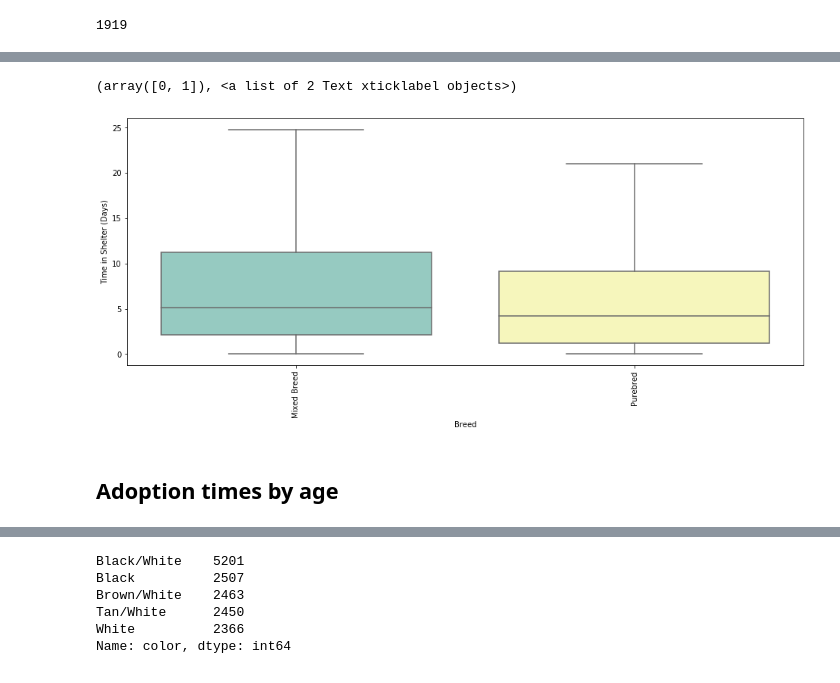
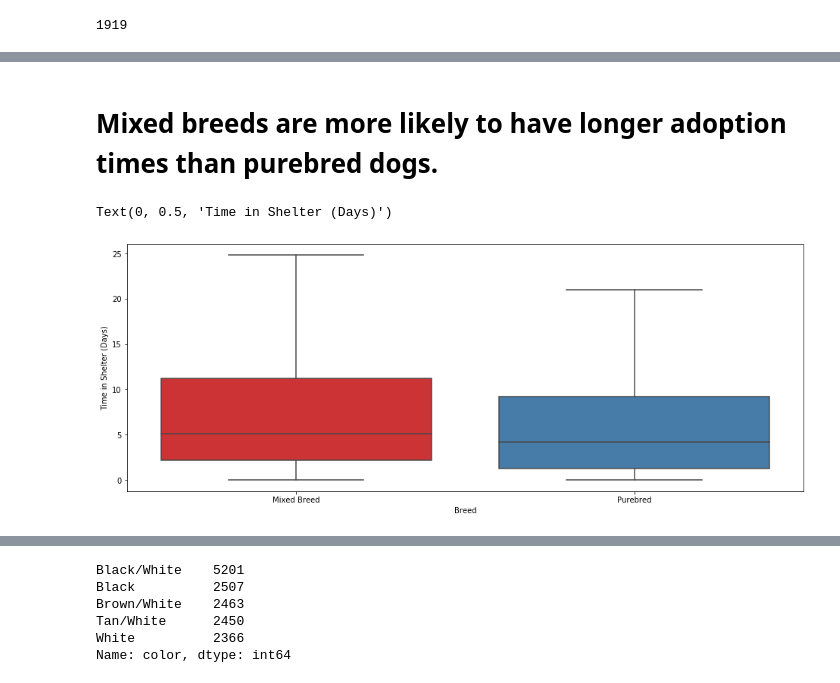
Before and after one commit to krritz/Animal-Shelter-Exploratory-Analysis, a Jupyter notebook: Animal Shelter Analysis.ipynb, the cells around one changed output, grey strips where cells are left out. Saved outputs shown, nothing was run; the diff lists cells and outputs as text; code cells hidden in the pictures.

```diff
--- a/Animal Shelter Analysis.ipynb
+++ b/Animal Shelter Analysis.ipynb
@@ -224,12 +229,11 @@ plt.xticks(rotation=90)
+# %% [markdown]
+# Mixed breeds are more likely to have longer adoption times than purebred dogs.
 # %%
 plt.figure(figsize=(16, 6))
 sns.boxplot(x='mixed_breed', y='time_in_shelter_days',
-                    data=dog_breeds, palette='Set3', showfliers=False)
+                    data=dog_breeds, palette='Set1', showfliers=False)
 plt.xlabel('Breed')
 plt.ylabel('Time in Shelter (Days)')
-plt.xticks(rotation=90)
 # %% [output]
-(array([0, 1]), <a list of 2 Text xticklabel objects>)
+Text(0, 0.5, 'Time in Shelter (Days)')
-[figure, old version]
+[figure, new version]
-# %% [markdown]
-## Adoption times by age
```
Also changed, not shown: parts of 109 cells of this notebook, 2 other files.
